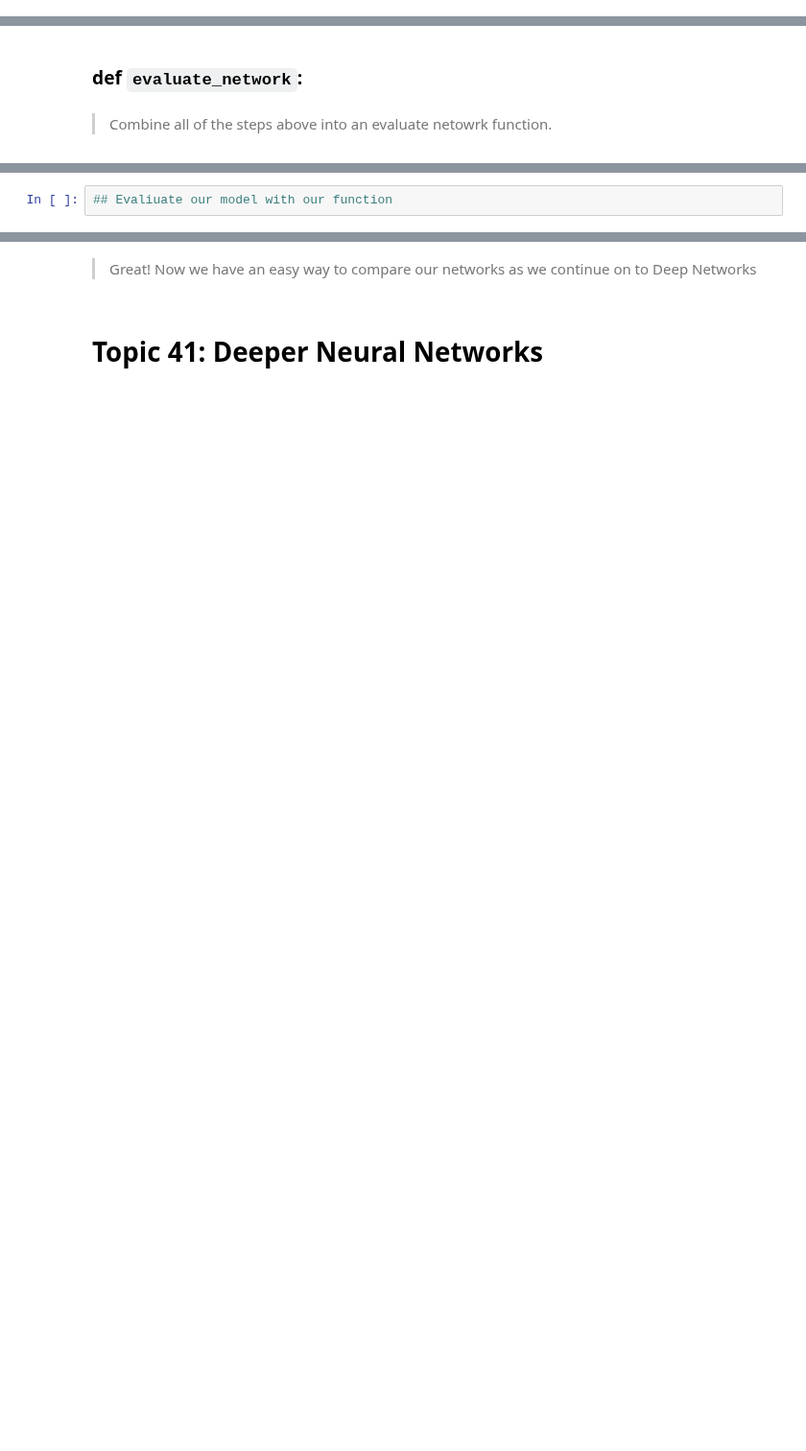
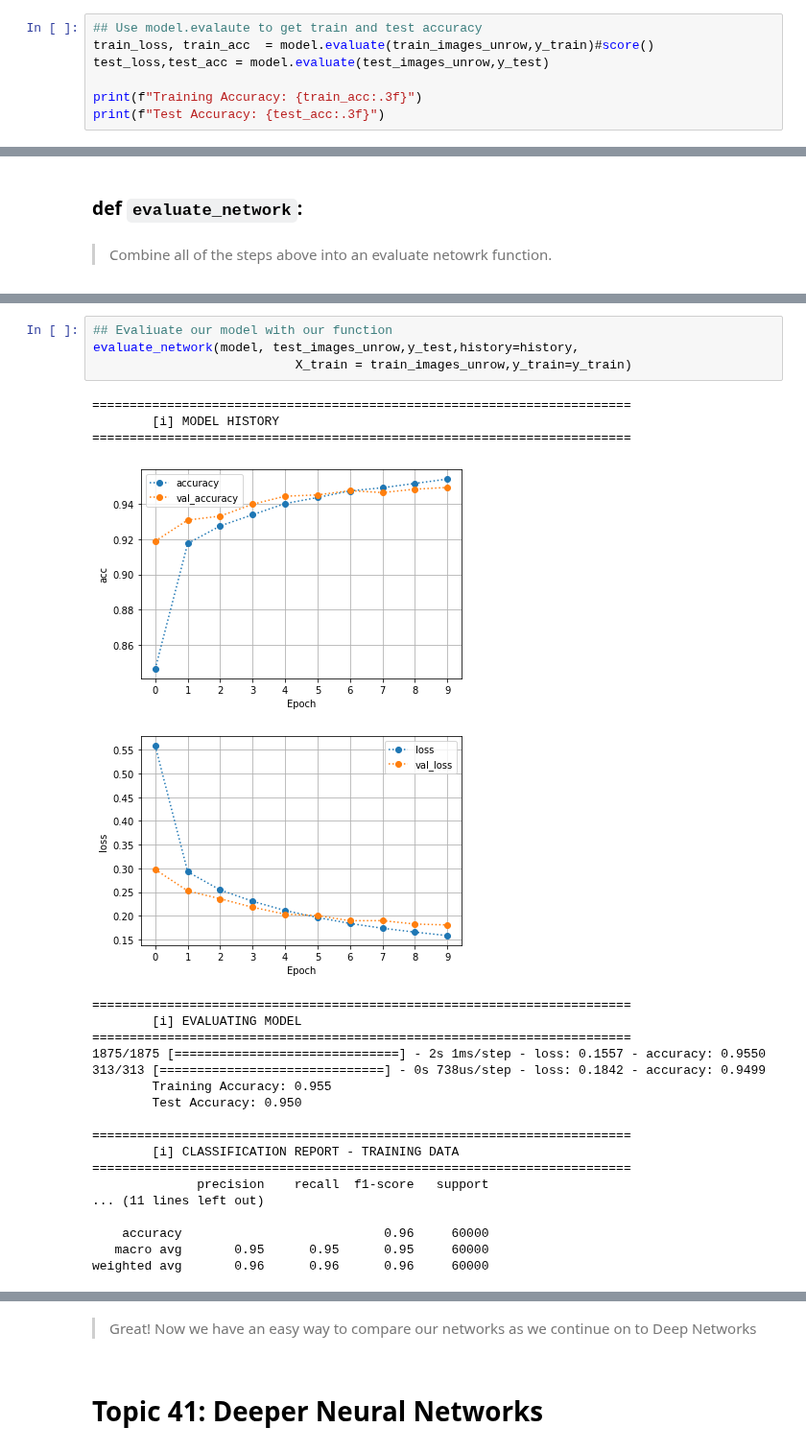
Before and after one commit to flatiron-school/Online-DS-FT-022221-Cohort-Notes, a Jupyter notebook: Phase_4/topic_40-41_neural_networks/topic_40-41_Artificial_Neural_Networks_v1_SG.ipynb, the cells around one changed output, grey strips where cells are left out. Shown at 96% size. Drawn from its saved outputs; the diff is of its cells as text; blank space fills up the shorter version.

```diff
--- a/Phase_4/topic_40-41_neural_networks/topic_40-41_Artificial_Neural_Networks_v1_SG.ipynb
+++ b/Phase_4/topic_40-41_neural_networks/topic_40-41_Artificial_Neural_Networks_v1_SG.ipynb
@@ -414,0 +523,7 @@ len(train_images), len(test_images)
+# %%
+## Use model.evalaute to get train and test accuracy
+train_loss, train_acc  = model.evaluate(train_images_unrow,y_train)#score()
+test_loss,test_acc = model.evaluate(test_images_unrow,y_test)
+
+print(f"Training Accuracy: {train_acc:.3f}")
+print(f"Test Accuracy: {test_acc:.3f}")
@@ -492,2 +736,27 @@ def evaluate_network(model, X_test,y_test,history=None,
 # %%
 ## Evaliuate our model with our function
+evaluate_network(model, test_images_unrow,y_test,history=history,
+                           X_train = train_images_unrow,y_train=y_train)
+# %% [output]
+========================================================================
+        [i] MODEL HISTORY
+========================================================================
+[figure, added]
+[figure, added]
+========================================================================
+        [i] EVALUATING MODEL
+========================================================================
+1875/1875 [==============================] - 2s 1ms/step - loss: 0.1557 - accuracy: 0.9550
+313/313 [==============================] - 0s 738us/step - loss: 0.1842 - accuracy: 0.9499
+        Training Accuracy: 0.955
+        Test Accuracy: 0.950
+
+========================================================================
+        [i] CLASSIFICATION REPORT - TRAINING DATA
+========================================================================
+              precision    recall  f1-score   support
+... (11 lines left out)
+
+    accuracy                           0.96     60000
+   macro avg       0.95      0.95      0.95     60000
+weighted avg       0.96      0.96      0.96     60000
```
Also changed, not shown: parts of 45 cells of this notebook, 2 other files.
